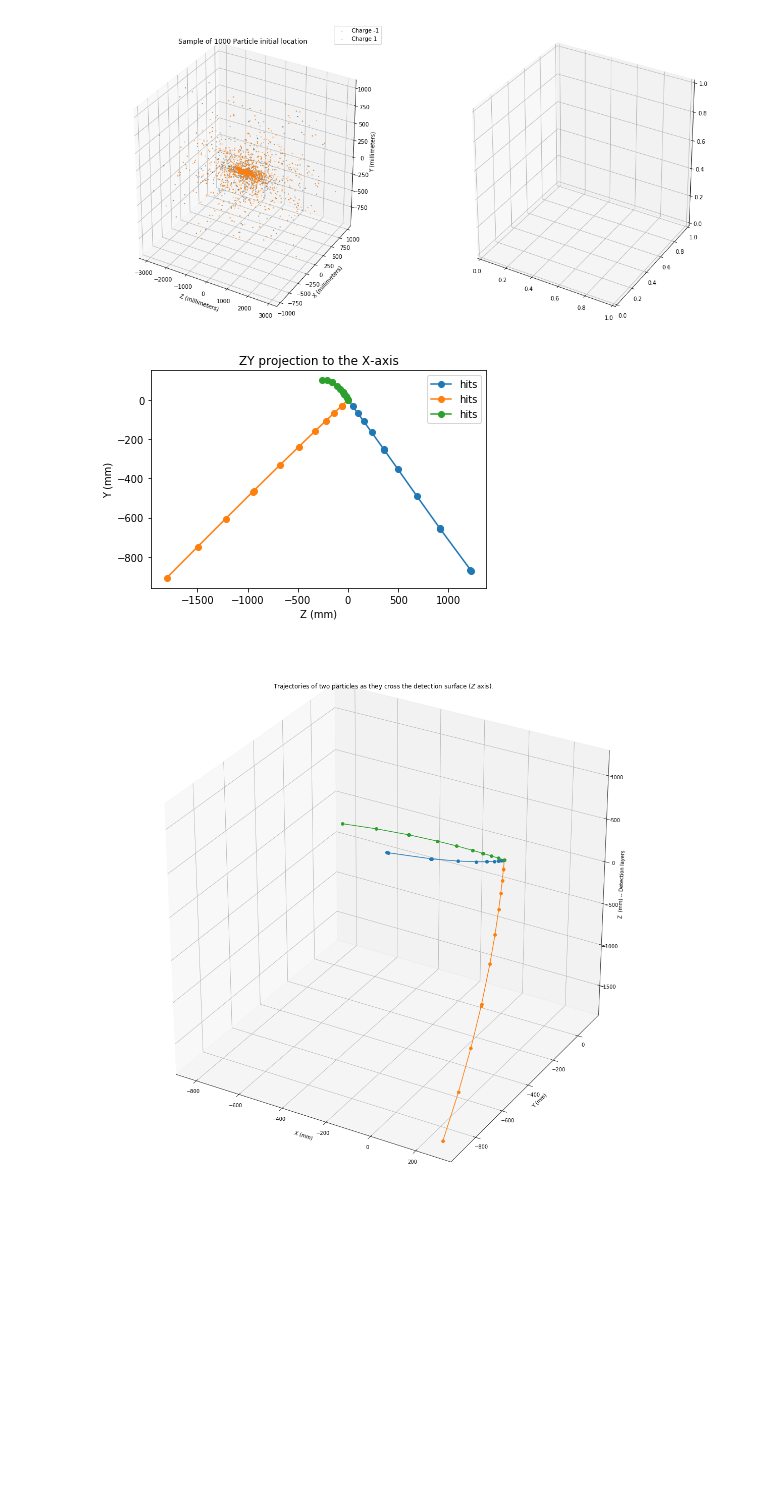
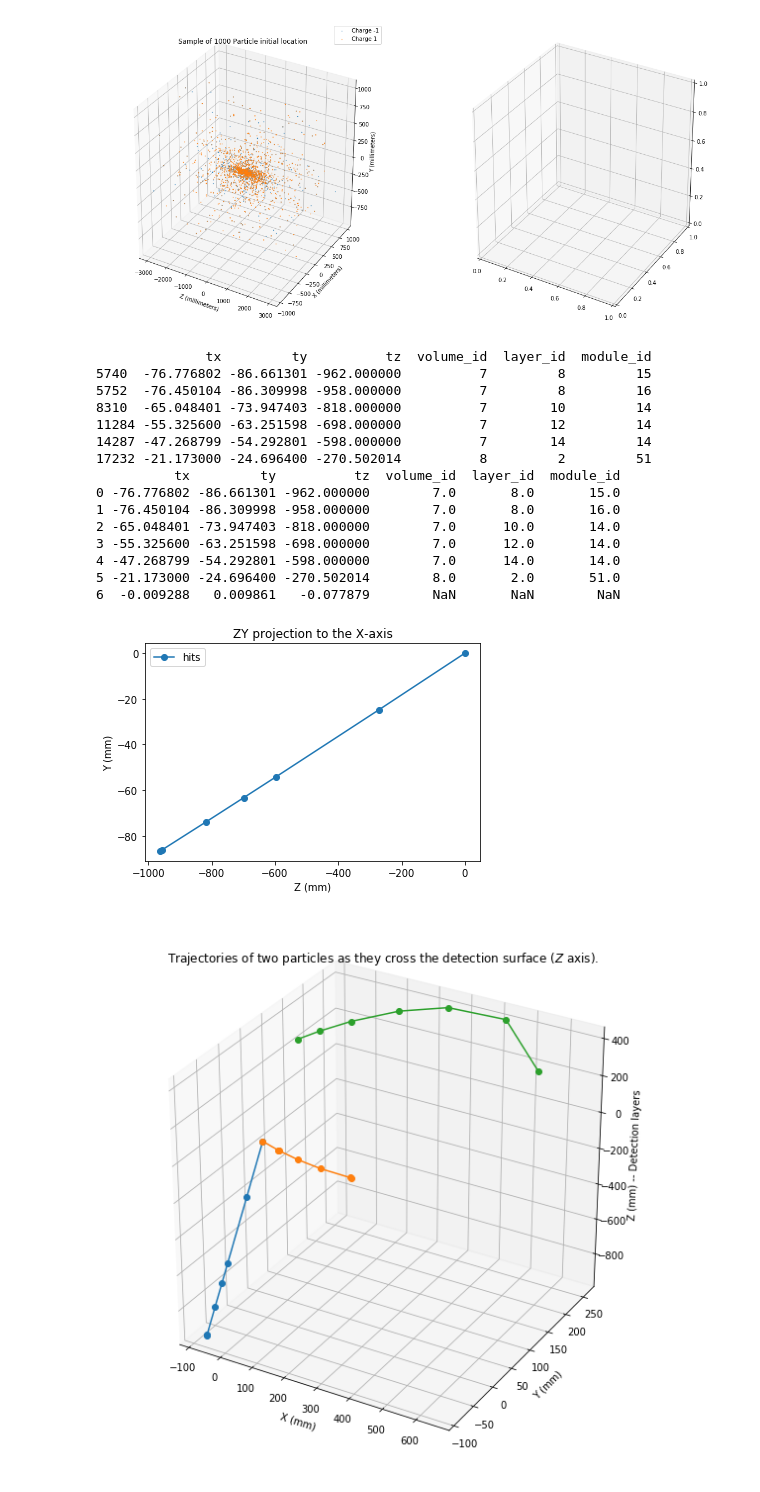
Before and after one commit to nicolefinnie/kaggle-trackml, a Jupyter notebook: src/notebooks/EDA/visualize_data.ipynb, the cells around one changed output. Cells and saved outputs as stored; diff of their text form; code cells hidden in the pictures; blank space fills up the shorter version.

```diff
--- a/src/notebooks/EDA/visualize_data.ipynb
+++ b/src/notebooks/EDA/visualize_data.ipynb
@@ -13,7 +13,7 @@ from mpl_toolkits.mplot3d import Axes3D
 import seaborn as sns
 %matplotlib inline
 # %%
-TRAIN_PATH = '../../../input/train_1'
+TRAIN_PATH = '../../../input/train_100_events'
 # %%
 
 event_prefix = 'event000001000'
@@ -157,18 +167,25 @@ ax.legend()
 plt.show()
 # %% [output]
 [figure]
+# %%
+truth = truth.merge(hits, on=['hit_id'], how='left')
 # %%
-HIT_COUNT = 12
+HIT_COUNT = 6
 particle1 = particles.loc[particles.nhits == HIT_COUNT].iloc[0]
 particle2 = particles.loc[particles.nhits == HIT_COUNT].iloc[1]
 particle3 = particles.loc[particles.nhits == HIT_COUNT].iloc[2]
 
 
-p_traj_surface1 = truth[truth.particle_id == particle1.particle_id][['tx', 'ty', 'tz']]
-p_traj_surface2 = truth[truth.particle_id == particle2.particle_id][['tx', 'ty', 'tz']]
-p_traj_surface3 = truth[truth.particle_id == particle3.particle_id][['tx', 'ty', 'tz']]
+
+cond = np.where(truth.volume_id.isin([7,8,9,10,12,13, 14,16,17,18]))
+
+truth2 = truth.loc[cond]
+p_traj_surface1 = truth2[truth2.particle_id == particle1.particle_id][['tx', 'ty', 'tz', 'volume_id', 'layer_id', 'module_id']]
+p_traj_surface2 = truth2[truth2.particle_id == particle2.particle_id][['tx', 'ty', 'tz',  'volume_id', 'layer_id', 'module_id']]
+p_traj_surface3 = truth2[truth2.particle_id == particle3.particle_id][['tx', 'ty', 'tz',  'volume_id', 'layer_id', 'module_id']]
 
 
+print(p_traj_surface1)
 
 p_traj1 = (p_traj_surface1
           .append({'tx': particle1.vx, 'ty': particle1.vy, 'tz': particle1.vz}, ignore_index=True)
@@ -186,41 +203,57 @@ p_traj3 = (p_traj_surface3
 # Visualize XY projection to the Z-axis
 
 plt.plot(p_traj1.tz, p_traj1.ty, '-o', label='hits')
-plt.plot(p_traj2.tz, p_traj2.ty, '-o', label='hits')
-plt.plot(p_traj3.tz, p_traj3.ty, '-o', label='hits')
+print(p_traj1)
+# plt.plot(p_traj2.tx, p_traj2.tz, '-o', label='hits')
+# plt.plot(p_traj3.tx, p_traj3.tz, '-o', label='hits')
 plt.xlabel('Z (mm)')
 plt.ylabel('Y (mm)')
 plt.title('ZY projection to the X-axis')
 plt.legend()
 plt.show()
 
 
 
 
 
-fig = plt.figure(figsize=(20, 20))
+fig = plt.figure(figsize=(10, 10))
 ax = fig.add_subplot(111, projection='3d')
 
 ax.plot(
     xs=p_traj1.tx,
     ys=p_traj1.ty,
     zs=p_traj1.tz, marker='o')
 ax.plot(
     xs=p_traj2.tx,
     ys=p_traj2.ty,
     zs=p_traj2.tz, marker='o')
 ax.plot(
     xs=p_traj3.tx,
     ys=p_traj3.ty,
     zs=p_traj3.tz, marker='o')
 
 
 
 ax.set_xlabel('X (mm)')
 ax.set_ylabel('Y (mm)')
-ax.set_zlabel('Z  (mm) -- Detection layers')
+ax.set_zlabel('Z (mm) -- Detection layers')
 plt.title('Trajectories of two particles as they cross the detection surface ($Z$ axis).')
 plt.show()
 # %% [output]
+              tx         ty          tz  volume_id  layer_id  module_id
+5740  -76.776802 -86.661301 -962.000000          7         8         15
+5752  -76.450104 -86.309998 -958.000000          7         8         16
+8310  -65.048401 -73.947403 -818.000000          7        10         14
+11284 -55.325600 -63.251598 -698.000000          7        12         14
+14287 -47.268799 -54.292801 -598.000000          7        14         14
+17232 -21.173000 -24.696400 -270.502014          8         2         51
+          tx         ty          tz  volume_id  layer_id  module_id
+0 -76.776802 -86.661301 -962.000000        7.0       8.0       15.0
+1 -76.450104 -86.309998 -958.000000        7.0       8.0       16.0
+2 -65.048401 -73.947403 -818.000000        7.0      10.0       14.0
+3 -55.325600 -63.251598 -698.000000        7.0      12.0       14.0
+4 -47.268799 -54.292801 -598.000000        7.0      14.0       14.0
+5 -21.173000 -24.696400 -270.502014        8.0       2.0       51.0
+6  -0.009288   0.009861   -0.077879        NaN       NaN        NaN
-[figure, old version]
+[figure, new version]
-[figure, old version]
+[figure, new version]
```
Also changed, not shown: parts of 4 cells of this notebook, 4 other files.
